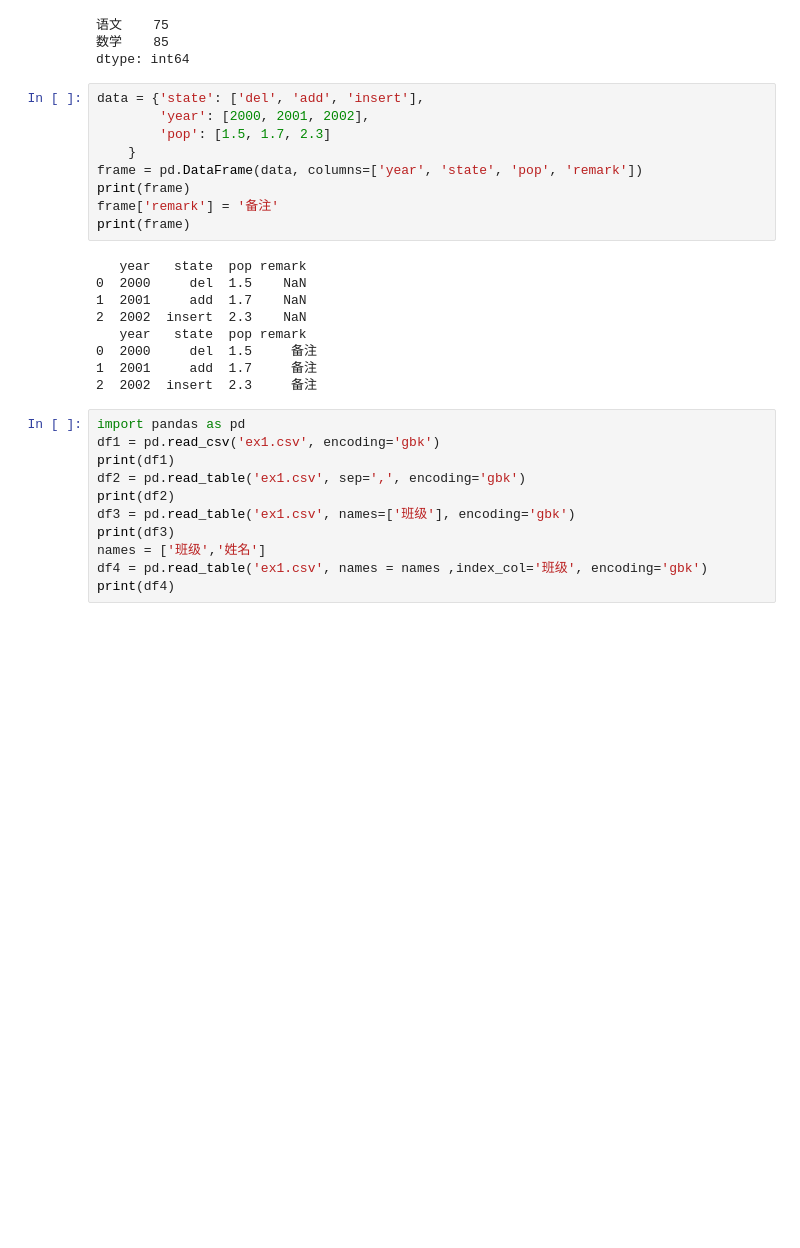
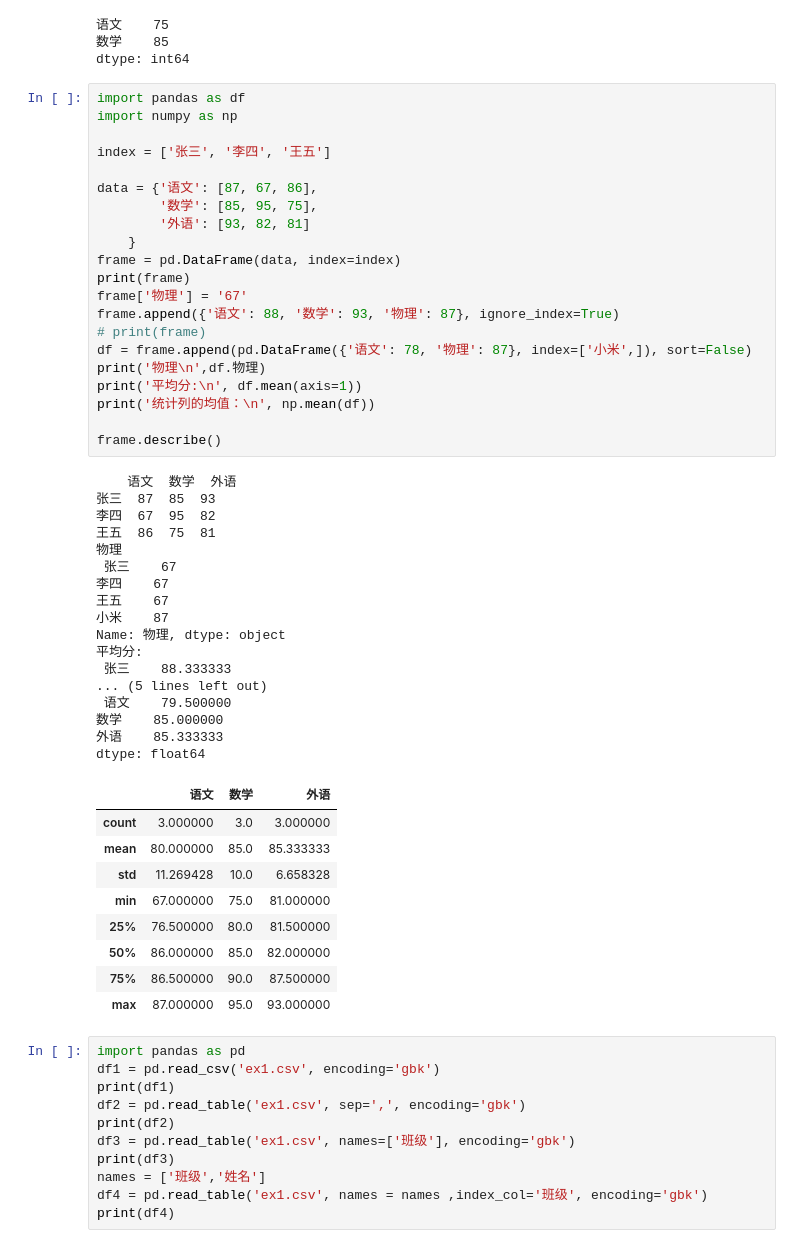
Before and after one commit to eastyell/study_python, a Jupyter notebook: study.ipynb, the cells around one changed output. Drawn from its saved outputs; the diff is of its cells as text; blank space fills up the shorter version.

```diff
--- a/study.ipynb
+++ b/study.ipynb
@@ -565,24 +565,54 @@ obj[['语文','数学']]
 语文    75
 数学    85
 dtype: int64
-# %%
-data = {'state': ['del', 'add', 'insert'],
-        'year': [2000, 2001, 2002],
-        'pop': [1.5, 1.7, 2.3]
-    }
-frame = pd.DataFrame(data, columns=['year', 'state', 'pop', 'remark'])
-print(frame)
-frame['remark'] = '备注'
-print(frame)
-# %% [output]
-   year   state  pop remark
-0  2000     del  1.5    NaN
-1  2001     add  1.7    NaN
-2  2002  insert  2.3    NaN
-   year   state  pop remark
-0  2000     del  1.5     备注
-1  2001     add  1.7     备注
-2  2002  insert  2.3     备注
+# %%
+import pandas as df
+import numpy as np
+
+index = ['张三', '李四', '王五']
+
+data = {'语文': [87, 67, 86],
+        '数学': [85, 95, 75],
+        '外语': [93, 82, 81]
+    }
+frame = pd.DataFrame(data, index=index)
+print(frame)
+frame['物理'] = '67'
+frame.append({'语文': 88, '数学': 93, '物理': 87}, ignore_index=True)
+# print(frame)
+df = frame.append(pd.DataFrame({'语文': 78, '物理': 87}, index=['小米',]), sort=False)
+print('物理\n',df.物理)
+print('平均分:\n', df.mean(axis=1))
+print('统计列的均值：\n', np.mean(df))
+
+frame.describe()
+# %% [output]
+    语文  数学  外语
+张三  87  85  93
+李四  67  95  82
+王五  86  75  81
+物理
+ 张三    67
+李四    67
+王五    67
+小米    87
+Name: 物理, dtype: object
+平均分:
+ 张三    88.333333
+... (5 lines left out)
+ 语文    79.500000
+数学    85.000000
+外语    85.333333
+dtype: float64
+|  | 语文 | 数学 | 外语 |
+| count | 3.000000 | 3.0 | 3.000000 |
+| mean | 80.000000 | 85.0 | 85.333333 |
+| std | 11.269428 | 10.0 | 6.658328 |
+| min | 67.000000 | 75.0 | 81.000000 |
+| 25% | 76.500000 | 80.0 | 81.500000 |
+| 50% | 86.000000 | 85.0 | 82.000000 |
+| 75% | 86.500000 | 90.0 | 87.500000 |
+| max | 87.000000 | 95.0 | 93.000000 |
 # %%
 import pandas as pd
 df1 = pd.read_csv('ex1.csv', encoding='gbk')
```
Also changed, not shown: parts of 2 cells of this notebook.
